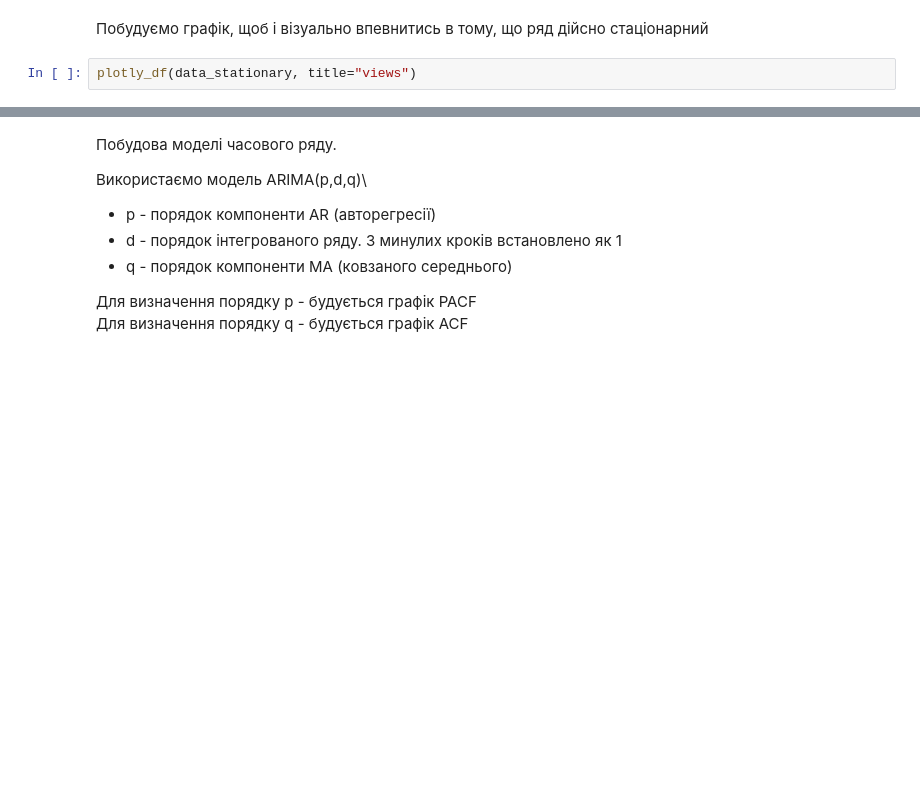
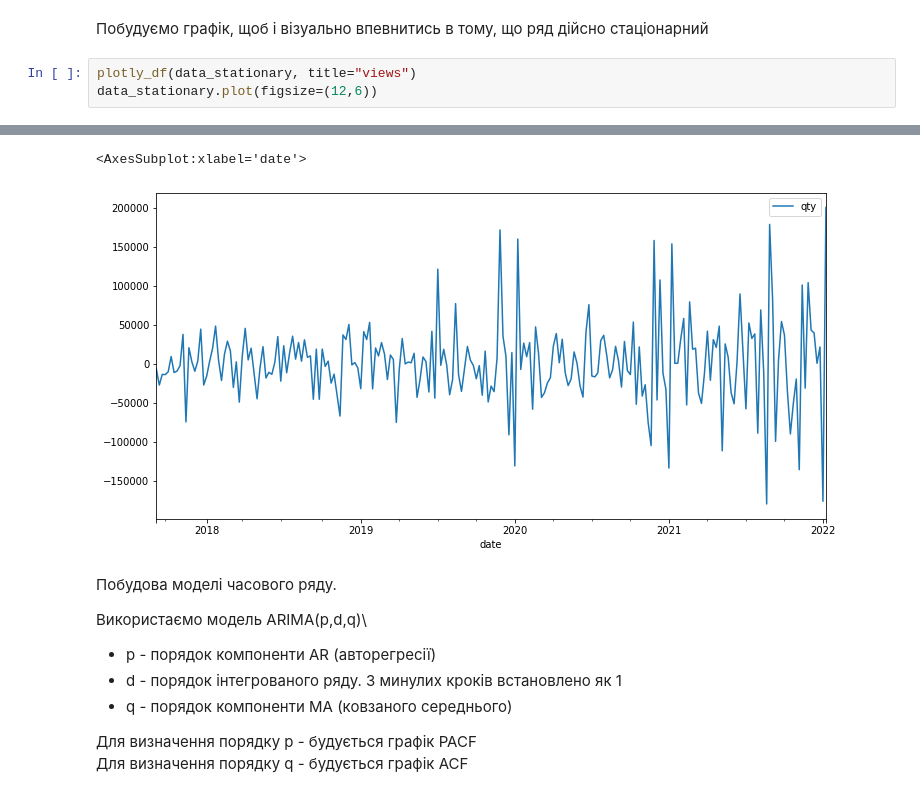
Before and after one commit to markbugatti/arima-basic-diploma, a Jupyter notebook: analyze_views.ipynb, the cells around one changed output, grey strips where cells are left out. Drawn from its saved outputs; the diff is of its cells as text; blank space fills up the shorter version.

```diff
--- a/analyze_views.ipynb
+++ b/analyze_views.ipynb
@@ -217,8 +218,11 @@ p-value [0.7684169]
 Побудуємо графік, щоб і візуально впевнитись в тому, що ряд дійсно стаціонарний
 # %%
 plotly_df(data_stationary, title="views")
+data_stationary.plot(figsize=(12,6))
 # %% [output]
 [interactive output not drawn]
+<AxesSubplot:xlabel='date'>
+[figure, added]
 # %% [markdown]
 Побудова моделі часового ряду.
 
```
Also changed, not shown: parts of 13 cells of this notebook, 1 other file.
